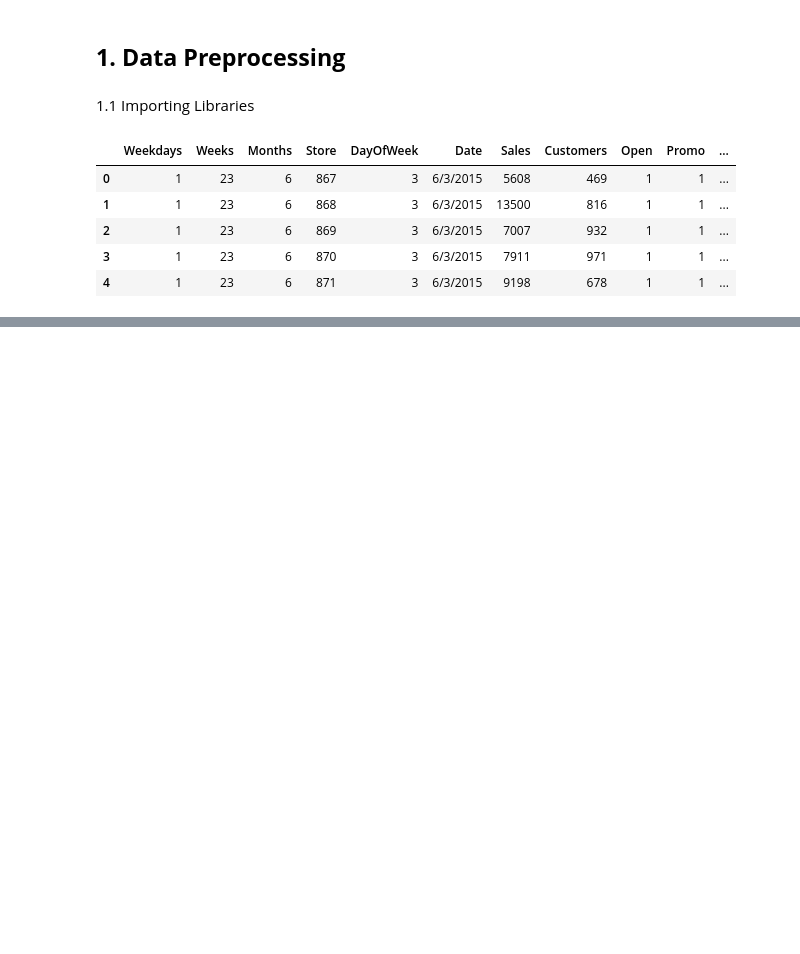
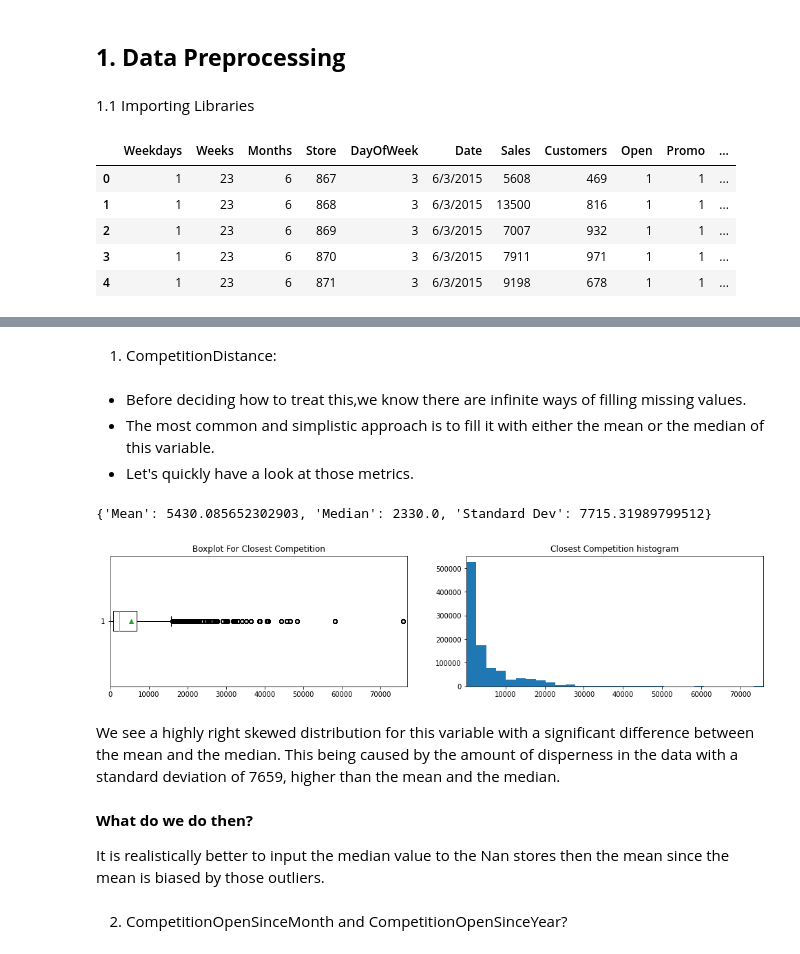
Before and after one commit to Davidelvis/Machine_Hotshots, a Jupyter notebook: scripts/Sales_prediction.ipynb, the cells around one changed output, grey strips where cells are left out. Drawn from its saved outputs; the diff is of its cells as text; code cells hidden in the pictures; blank space fills up the shorter version.

```diff
--- a/scripts/Sales_prediction.ipynb
+++ b/scripts/Sales_prediction.ipynb
@@ -38,0 +61,25 @@ train_data.isna().sum()
+# %% [markdown]
+1) CompetitionDistance:
+# %% [markdown]
+* Before deciding how to treat this,we know there are infinite ways of filling missing values.
+* The most common and simplistic approach is to fill it with either the mean or the median of this variable.
+* Let's quickly have a look at those metrics.
+# %%
+df_store_check_distribution=train_data.drop(train_data[pd.isnull(train_data.CompetitionDistance)].index)
+fig, axes = plt.subplots(1, 2, figsize=(17,3.5))
+axes[0].boxplot(df_store_check_distribution.CompetitionDistance, showmeans=True,vert=False,)
+axes[0].set_xlim(0,max(df_store_check_distribution.CompetitionDistance+1000))
+axes[0].set_title('Boxplot For Closest Competition')
+axes[1].hist(df_store_check_distribution.CompetitionDistance, cumulative=False, bins=30)
+axes[1].set_title("Closest Competition histogram")
+axes[1].set_xlim((min(df_store_check_distribution.CompetitionDistance), max(df_store_check_distribution.CompetitionDistance)))
+{"Mean":np.nanmean(train_data.CompetitionDistance),"Median":np.nanmedian(train_data.CompetitionDistance),"Standard Dev":np.nanstd(train_data.CompetitionDistance)}#That's what i thought, very different values, let's see why
+# %% [output]
+{'Mean': 5430.085652302903, 'Median': 2330.0, 'Standard Dev': 7715.31989799512}
+[figure, added]
+# %% [markdown]
+We see a highly right skewed distribution for this variable with a significant difference between the mean and the median. This being caused by the amount of disperness in the data with a standard deviation of 7659, higher than the mean and the median.
+# %% [markdown]
+**What do we do then?**
+
+It is realistically better to input the median value to the Nan stores then the mean since the mean is biased by those outliers.
@@ -38,0 +88,2 @@ train_data.isna().sum()
+# %% [markdown]
+2) CompetitionOpenSinceMonth and CompetitionOpenSinceYear?
```
Also changed, not shown: parts of 22 cells of this notebook.
